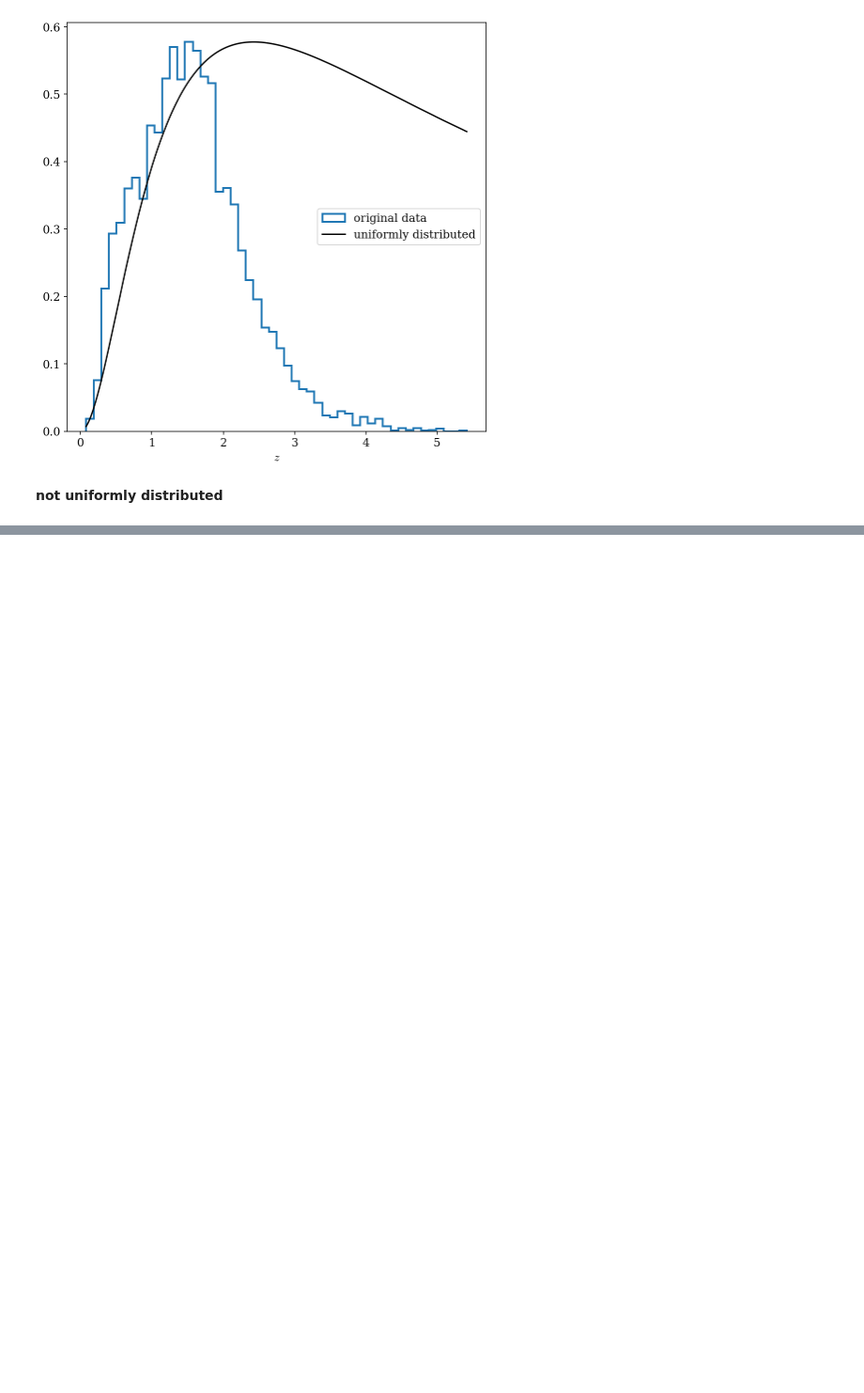
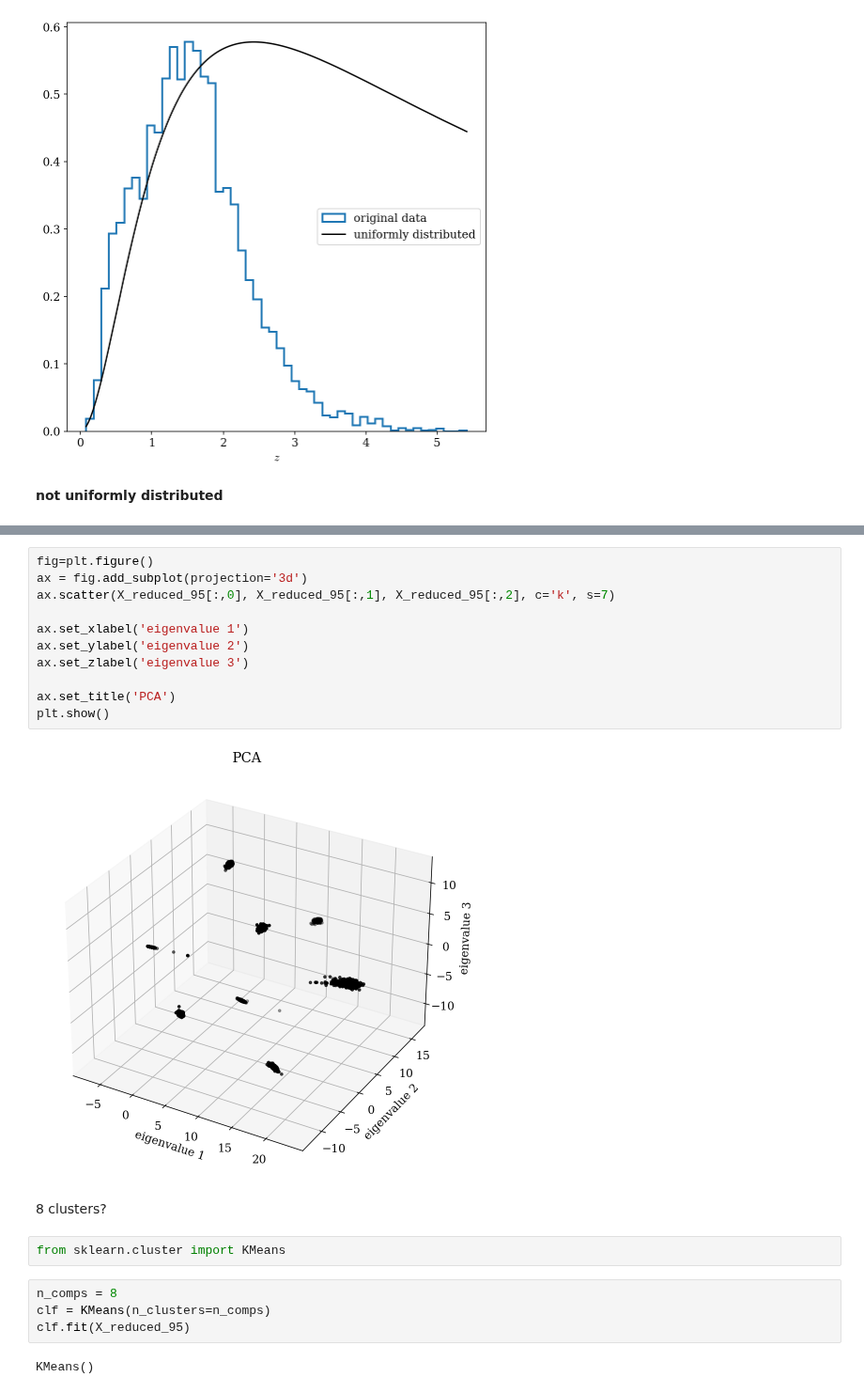
Before and after one commit to asantini29/astrostatistics_bicocca_2022, a Jupyter notebook: working/L04_Cloning_quasars.ipynb, the cells around one changed output, grey strips where cells are left out. Shown at 94% size. Saved outputs shown, nothing was run; the diff lists cells and outputs as text; blank space fills up the shorter version.

```diff
--- a/working/L04_Cloning_quasars.ipynb
+++ b/working/L04_Cloning_quasars.ipynb
@@ -131,0 +182,23 @@ plt.show()
+# %%
+fig=plt.figure()
+ax = fig.add_subplot(projection='3d')
+ax.scatter(X_reduced_95[:,0], X_reduced_95[:,1], X_reduced_95[:,2], c='k', s=7)
+
+ax.set_xlabel('eigenvalue 1')
+ax.set_ylabel('eigenvalue 2')
+ax.set_zlabel('eigenvalue 3')
+
+ax.set_title('PCA')
+plt.show()
+# %% [output]
+[figure, added]
+# %% [markdown]
+8 clusters?
+# %%
+from sklearn.cluster import KMeans
+# %%
+n_comps = 8
+clf = KMeans(n_clusters=n_comps)
+clf.fit(X_reduced_95)
+# %% [output]
+KMeans()
```
Also changed, not shown: parts of 13 cells of this notebook.
